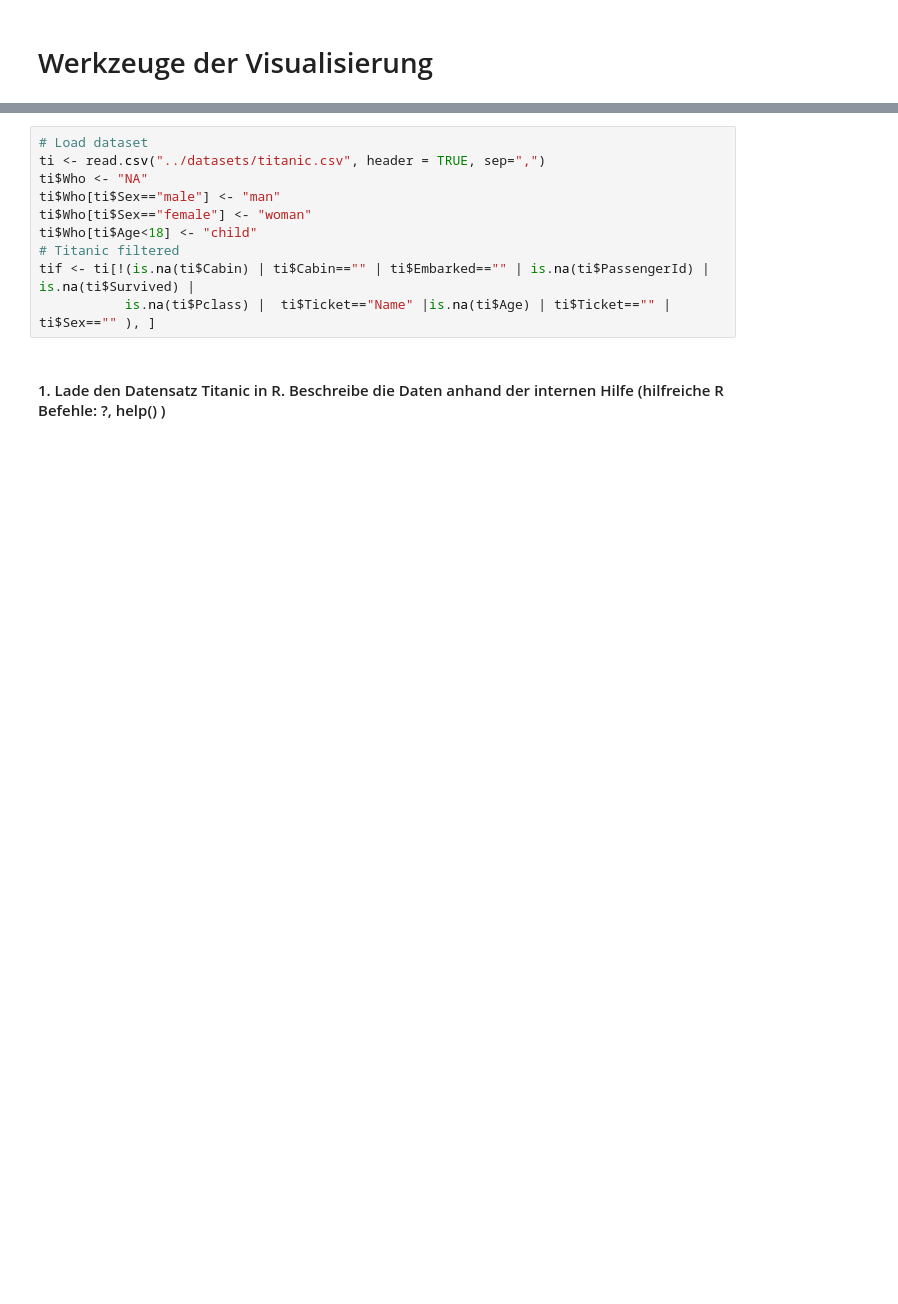
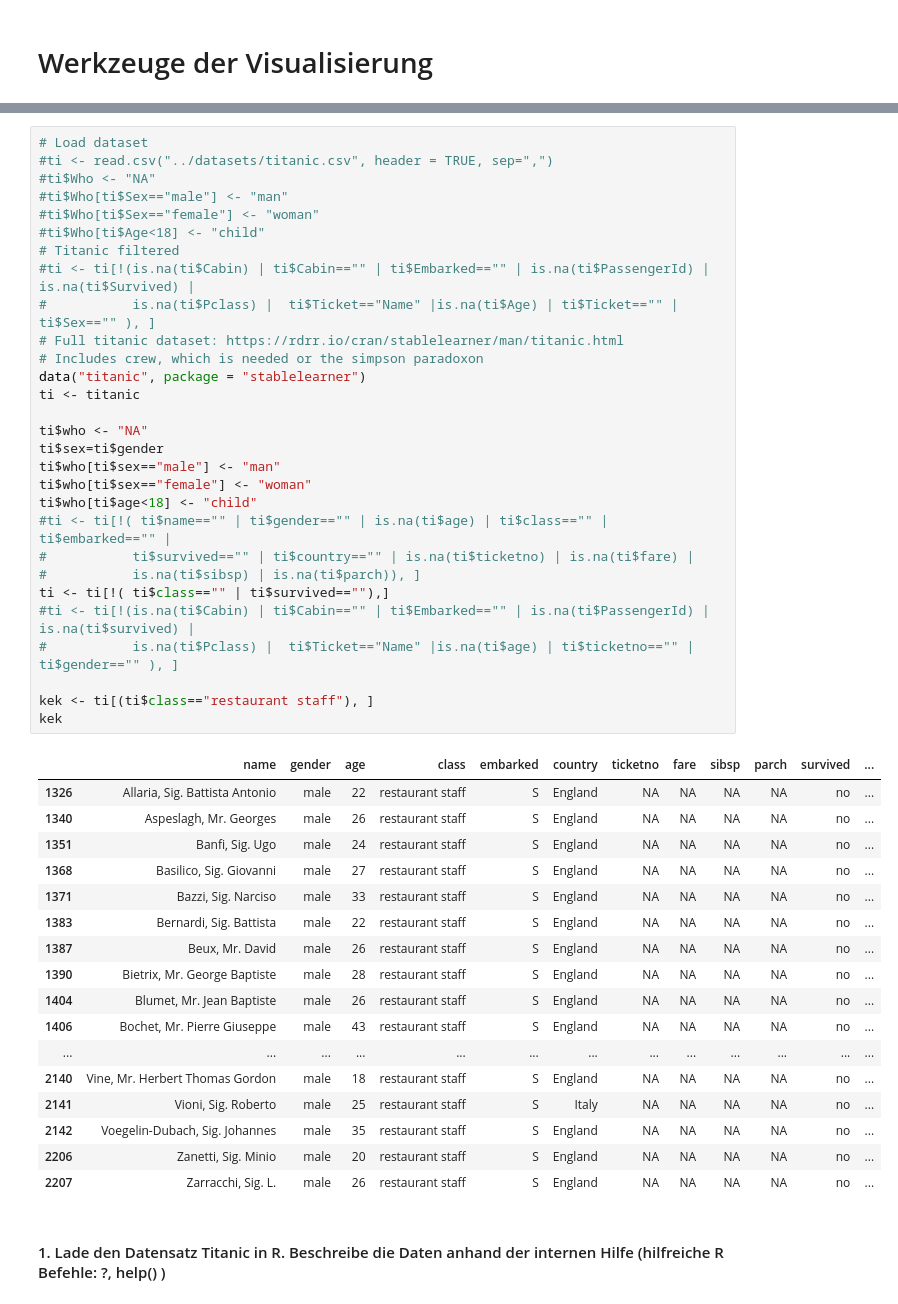
Before and after one commit to kurbaniec/everything-data-science, a Jupyter notebook: Tasks/Werkzeuge-der-Visualisierung.ipynb, the cells around one changed output, grey strips where cells are left out. Drawn from its saved outputs; the diff is of its cells as text; blank space fills up the shorter version.

```diff
--- a/Tasks/Werkzeuge-der-Visualisierung.ipynb
+++ b/Tasks/Werkzeuge-der-Visualisierung.ipynb
@@ -27,13 +40,50 @@ Warning message:
 # %%
 # Load dataset
-ti <- read.csv("../datasets/titanic.csv", header = TRUE, sep=",")
-ti$Who <- "NA"
-ti$Who[ti$Sex=="male"] <- "man"
-ti$Who[ti$Sex=="female"] <- "woman"
-ti$Who[ti$Age<18] <- "child"
+#ti <- read.csv("../datasets/titanic.csv", header = TRUE, sep=",")
+#ti$Who <- "NA"
+#ti$Who[ti$Sex=="male"] <- "man"
+#ti$Who[ti$Sex=="female"] <- "woman"
+#ti$Who[ti$Age<18] <- "child"
 # Titanic filtered
-tif <- ti[!(is.na(ti$Cabin) | ti$Cabin=="" | ti$Embarked=="" | is.na(ti$PassengerId) | is.na(ti$Survived) |
-           is.na(ti$Pclass) |  ti$Ticket=="Name" |is.na(ti$Age) | ti$Ticket=="" | ti$Sex=="" ), ]
+#ti <- ti[!(is.na(ti$Cabin) | ti$Cabin=="" | ti$Embarked=="" | is.na(ti$PassengerId) | is.na(ti$Survived) |
+#           is.na(ti$Pclass) |  ti$Ticket=="Name" |is.na(ti$Age) | ti$Ticket=="" | ti$Sex=="" ), ]
+# Full titanic dataset: https://rdrr.io/cran/stablelearner/man/titanic.html
+# Includes crew, which is needed or the simpson paradoxon
+data("titanic", package = "stablelearner")
+ti <- titanic
+
+ti$who <- "NA"
+ti$sex=ti$gender
+ti$who[ti$sex=="male"] <- "man"
+ti$who[ti$sex=="female"] <- "woman"
+ti$who[ti$age<18] <- "child"
+#ti <- ti[!( ti$name=="" | ti$gender=="" | is.na(ti$age) | ti$class=="" | ti$embarked=="" |
+#           ti$survived=="" | ti$country=="" | is.na(ti$ticketno) | is.na(ti$fare) |
+#           is.na(ti$sibsp) | is.na(ti$parch)), ]
+ti <- ti[!( ti$class=="" | ti$survived==""),]
+#ti <- ti[!(is.na(ti$Cabin) | ti$Cabin=="" | ti$Embarked=="" | is.na(ti$PassengerId) | is.na(ti$survived) |
+#           is.na(ti$Pclass) |  ti$Ticket=="Name" |is.na(ti$age) | ti$ticketno=="" | ti$gender=="" ), ]
+
+kek <- ti[(ti$class=="restaurant staff"), ]
+kek
+# %% [output]
+|  | name | gender | age | class | embarked | country | ticketno | fare | sibsp | parch | survived | ... |
+| 1326 | Allaria, Sig. Battista Antonio | male | 22 | restaurant staff | S | England | NA | NA | NA | NA | no | ... |
+| 1340 | Aspeslagh, Mr. Georges | male | 26 | restaurant staff | S | England | NA | NA | NA | NA | no | ... |
+| 1351 | Banfi, Sig. Ugo | male | 24 | restaurant staff | S | England | NA | NA | NA | NA | no | ... |
+| 1368 | Basilico, Sig. Giovanni | male | 27 | restaurant staff | S | England | NA | NA | NA | NA | no | ... |
+| 1371 | Bazzi, Sig. Narciso | male | 33 | restaurant staff | S | England | NA | NA | NA | NA | no | ... |
+| 1383 | Bernardi, Sig. Battista | male | 22 | restaurant staff | S | England | NA | NA | NA | NA | no | ... |
+| 1387 | Beux, Mr. David | male | 26 | restaurant staff | S | England | NA | NA | NA | NA | no | ... |
+| 1390 | Bietrix, Mr. George Baptiste | male | 28 | restaurant staff | S | England | NA | NA | NA | NA | no | ... |
+| 1404 | Blumet, Mr. Jean Baptiste | male | 26 | restaurant staff | S | England | NA | NA | NA | NA | no | ... |
+| 1406 | Bochet, Mr. Pierre Giuseppe | male | 43 | restaurant staff | S | England | NA | NA | NA | NA | no | ... |
+| ... | ... | ... | ... | ... | ... | ... | ... | ... | ... | ... | ... | ... |
+| 2140 | Vine, Mr. Herbert Thomas Gordon | male | 18 | restaurant staff | S | England | NA | NA | NA | NA | no | ... |
+| 2141 | Vioni, Sig. Roberto | male | 25 | restaurant staff | S | Italy | NA | NA | NA | NA | no | ... |
+| 2142 | Voegelin-Dubach, Sig. Johannes | male | 35 | restaurant staff | S | England | NA | NA | NA | NA | no | ... |
+| 2206 | Zanetti, Sig. Minio | male | 20 | restaurant staff | S | England | NA | NA | NA | NA | no | ... |
+| 2207 | Zarracchi, Sig. L. | male | 26 | restaurant staff | S | England | NA | NA | NA | NA | no | ... |
 # %% [markdown]
 #### 1. Lade den Datensatz Titanic in R. Beschreibe die Daten anhand der internen Hilfe (hilfreiche R Befehle: ?, help() )
 # %%
```
Also changed, not shown: parts of 8 cells of this notebook.
